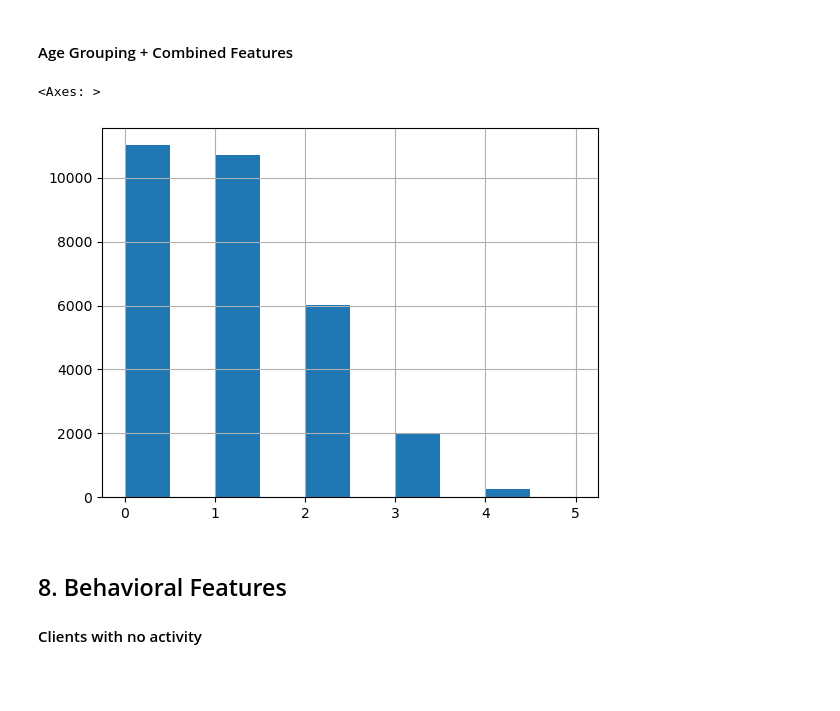
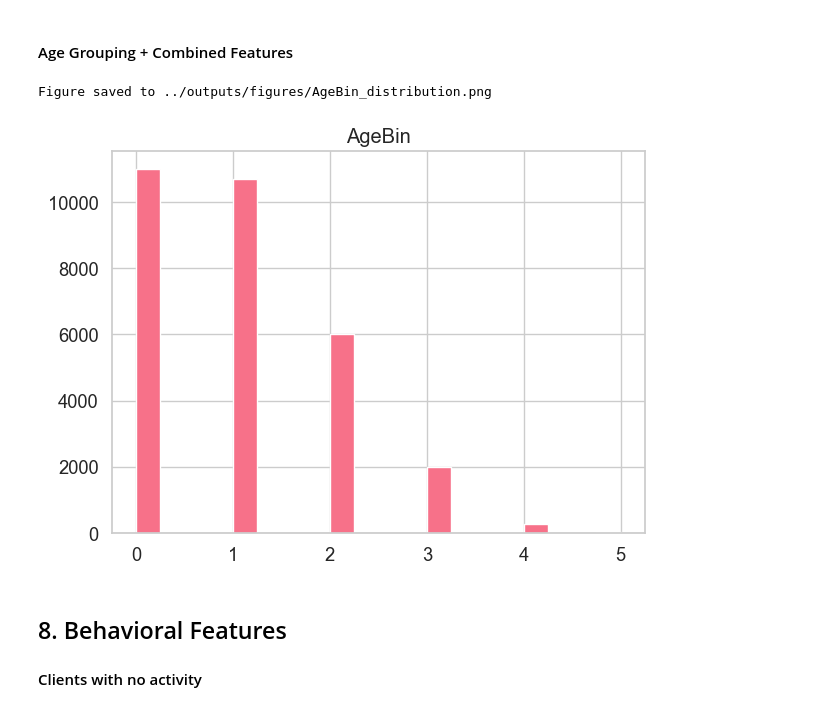
Before and after one commit to SANDIEGOAI/Credit_Card_Default, a Jupyter notebook: notebooks/03_exploratory_data_analysis.ipynb, the cells around one changed output. Drawn from its saved outputs; the diff is of its cells as text; code cells hidden in the pictures; blank space fills up the shorter version.

```diff
--- a/notebooks/03_exploratory_data_analysis.ipynb
+++ b/notebooks/03_exploratory_data_analysis.ipynb
@@ -60,28 +68,3 @@ plot_correlation_matrix(df.drop(columns=['default_payment']))
 Strong positive correlation among bill amounts and payment amounts over time.
 # %% [markdown]
 ## 5. Outlier analysis
-# %%
-# Compute IQR for each numeric column
-numeric_cols = df.select_dtypes(include=['float64', 'int64']).columns
-outlier_summary = []
-
-for col in numeric_cols:
-    Q1, Q3 = df[col].quantile([0.25, 0.75])
-    IQR = Q3 - Q1
-    lower = Q1 - 1.5 * IQR
-    upper = Q3 + 1.5 * IQR
-    num_outliers = ((df[col] < lower) | (df[col] > upper)).sum()
-    outlier_summary.append((col, Q1, Q3, IQR, lower, upper, num_outliers))
-
-outlier_df = pd.DataFrame(outlier_summary, columns=['Column', 'Q1', 'Q3', 'IQR', 'Lower', 'Upper', 'Num_Outliers'])
-outlier_df = outlier_df.sort_values(by='Num_Outliers', ascending=False)
-
-# Plot top outliers
-top_outliers = outlier_df.head(3)['Column']
-plt.figure(figsize=(15, 5))
-for i, col in enumerate(top_outliers):
-    plt.subplot(1, 3, i+1)
-    sns.boxplot(y=df[col])
-    plt.title(f'Outliers in {col}')
-plt.tight_layout()
-plt.show()
@@ -151,15 +140,6 @@ df.EDUCATION.value_counts().plot(kind = "bar")
 # %%
 # EDUCATION values: Group 0, 5, 6 into 4 (others)
 df.loc[df.EDUCATION.isin([0, 5, 6]), 'EDUCATION'] = 4
-# %%
-def draw_histograms(df, variables, n_rows, n_cols, n_bins):
-    fig=plt.figure()
-    for i, var_name in enumerate(variables):
-        ax=fig.add_subplot(n_rows,n_cols,i+1)
-        df[var_name].hist(bins=n_bins,ax=ax)
-        ax.set_title(var_name)
-    fig.tight_layout()  # Improves appearance a bit.
-    plt.show()
 # %% [markdown]
 ### Numerical variables
 # %%
@@ -230,10 +215,10 @@ df['SE_MA'] = df.SEX * df.MARRIAGE
 #### Age Grouping + Combined Features
 # %%
 df['AgeBin'] = pd.cut(df['AGE'], bins=[20, 30, 40, 50, 60, 70, 81], labels=False)
-df.AgeBin.hist()
+draw_histograms(df, ['AgeBin'], 1, 1, 20, 'AgeBin_distribution.png')
 # %% [output]
-<Axes: >
+Figure saved to ../outputs/figures/AgeBin_distribution.png
-[figure, old version]
+[figure, new version]
 # %%
 df['SE_AG'] = df['SEX'] * 5 + df['AgeBin'].fillna(0).astype(int)
 # %% [markdown]
```
Also changed, not shown: parts of 24 cells of this notebook, 32 other files.
